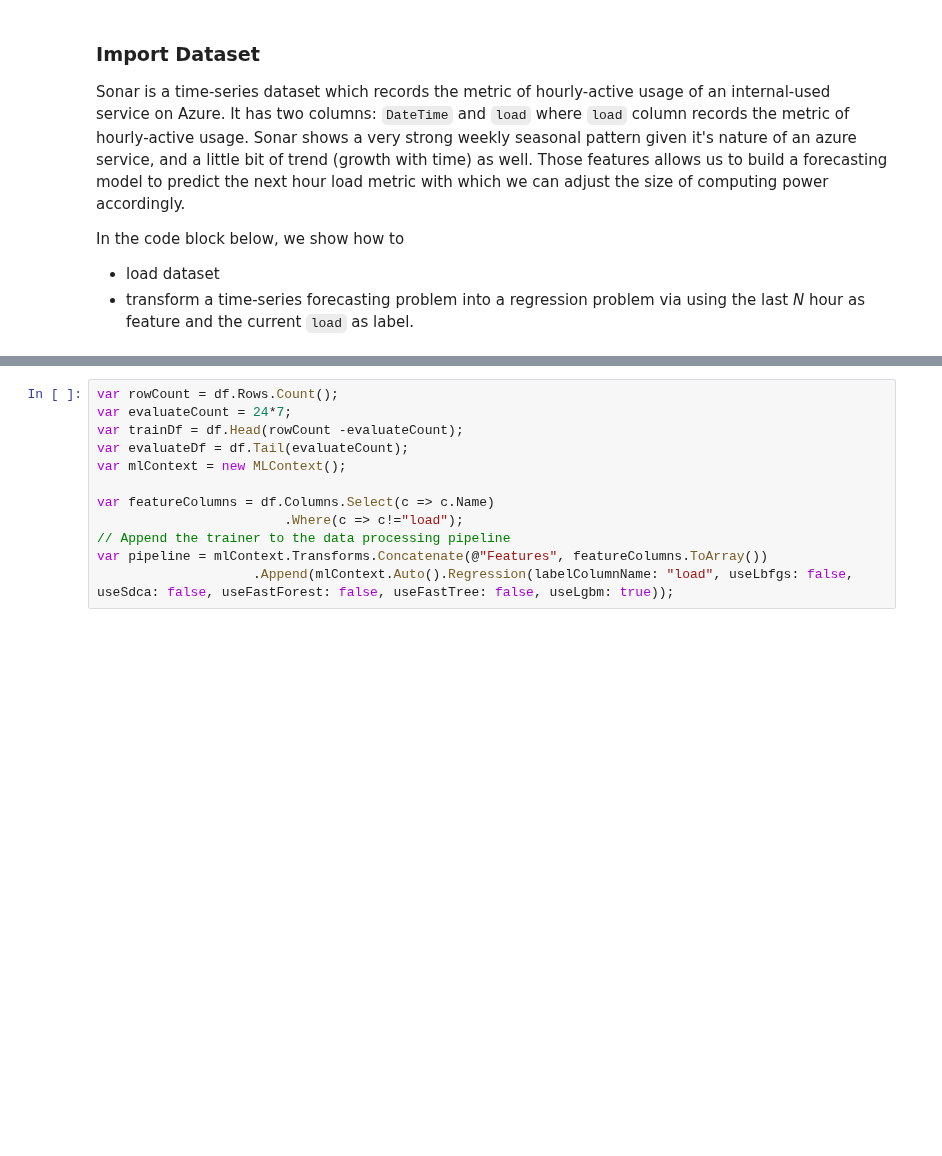
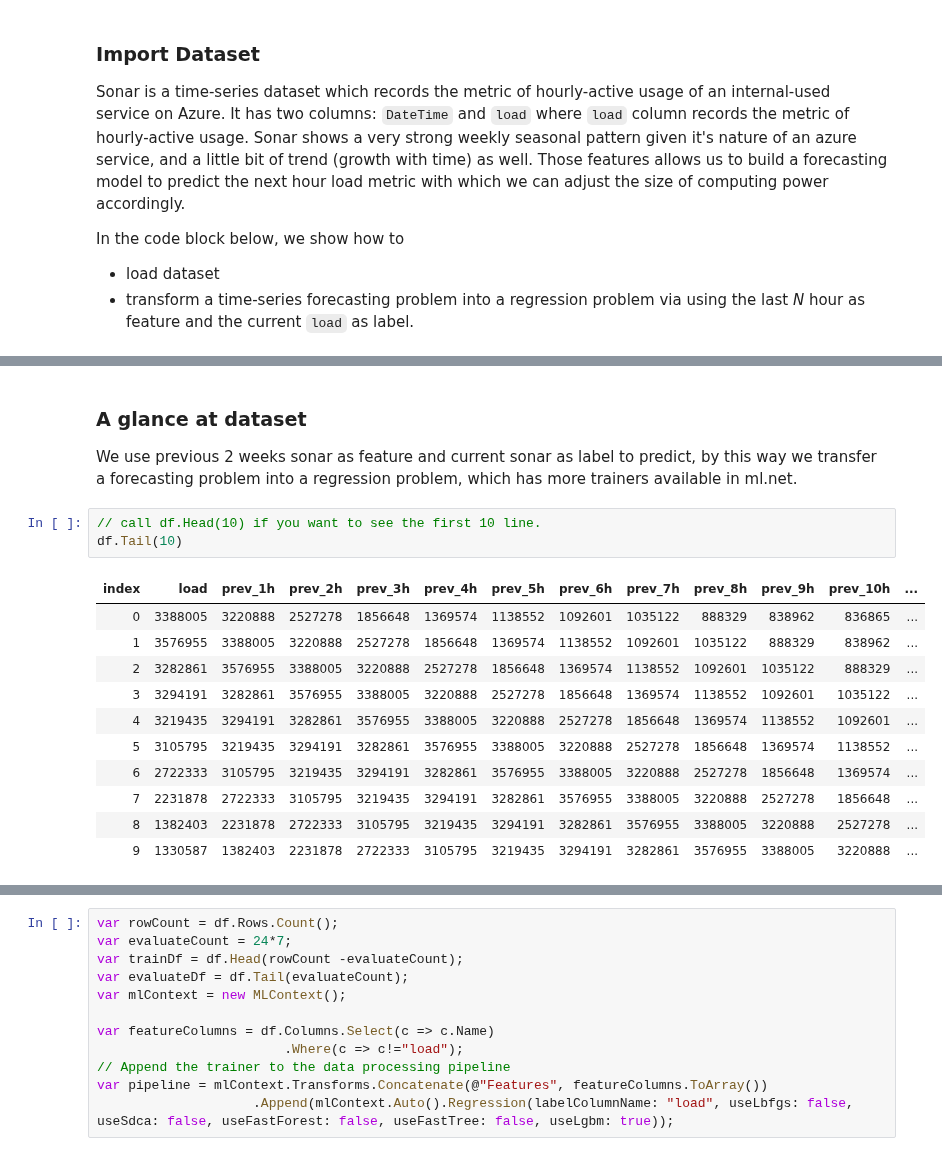
Before and after one commit to dotnet/csharp-notebooks, a Jupyter notebook: csharp-scenarios/AutoML.Net/Sonar-Forecasting.ipynb, the cells around one changed output, grey strips where cells are left out. Saved outputs shown, nothing was run; the diff lists cells and outputs as text; blank space fills up the shorter version.

```diff
--- a/csharp-scenarios/AutoML.Net/Sonar-Forecasting.ipynb
+++ b/csharp-scenarios/AutoML.Net/Sonar-Forecasting.ipynb
@@ -51,0 +76,18 @@ df
+# %% [markdown]
+### A glance at dataset
+We use previous 2 weeks sonar as feature and current sonar as label to predict, by this way we transfer a forecasting problem into a regression problem, which has more trainers available in ml.net.
+# %%
+// call df.Head(10) if you want to see the first 10 line.
+df.Tail(10)
+# %% [output]
+| index | load | prev_1h | prev_2h | prev_3h | prev_4h | prev_5h | prev_6h | prev_7h | prev_8h | prev_9h | prev_10h | ... |
+| 0 | 3388005 | 3220888 | 2527278 | 1856648 | 1369574 | 1138552 | 1092601 | 1035122 | 888329 | 838962 | 836865 | ... |
+| 1 | 3576955 | 3388005 | 3220888 | 2527278 | 1856648 | 1369574 | 1138552 | 1092601 | 1035122 | 888329 | 838962 | ... |
+| 2 | 3282861 | 3576955 | 3388005 | 3220888 | 2527278 | 1856648 | 1369574 | 1138552 | 1092601 | 1035122 | 888329 | ... |
+| 3 | 3294191 | 3282861 | 3576955 | 3388005 | 3220888 | 2527278 | 1856648 | 1369574 | 1138552 | 1092601 | 1035122 | ... |
+| 4 | 3219435 | 3294191 | 3282861 | 3576955 | 3388005 | 3220888 | 2527278 | 1856648 | 1369574 | 1138552 | 1092601 | ... |
+| 5 | 3105795 | 3219435 | 3294191 | 3282861 | 3576955 | 3388005 | 3220888 | 2527278 | 1856648 | 1369574 | 1138552 | ... |
+| 6 | 2722333 | 3105795 | 3219435 | 3294191 | 3282861 | 3576955 | 3388005 | 3220888 | 2527278 | 1856648 | 1369574 | ... |
+| 7 | 2231878 | 2722333 | 3105795 | 3219435 | 3294191 | 3282861 | 3576955 | 3388005 | 3220888 | 2527278 | 1856648 | ... |
+| 8 | 1382403 | 2231878 | 2722333 | 3105795 | 3219435 | 3294191 | 3282861 | 3576955 | 3388005 | 3220888 | 2527278 | ... |
+| 9 | 1330587 | 1382403 | 2231878 | 2722333 | 3105795 | 3219435 | 3294191 | 3282861 | 3576955 | 3388005 | 3220888 | ... |
```
Also changed, not shown: parts of 11 cells of this notebook.
